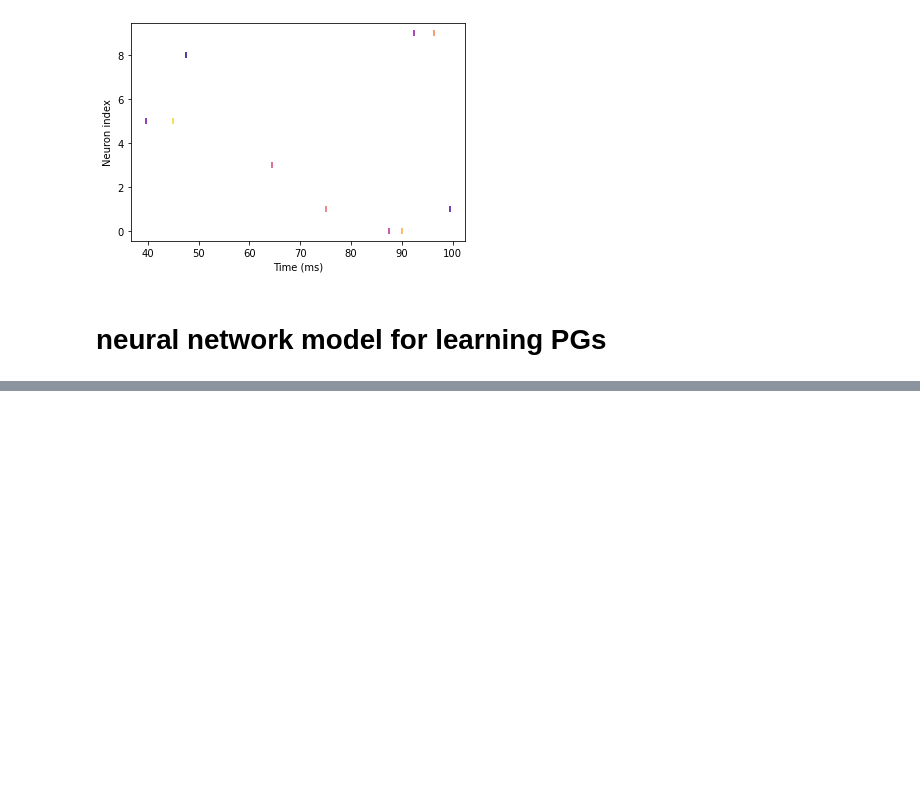
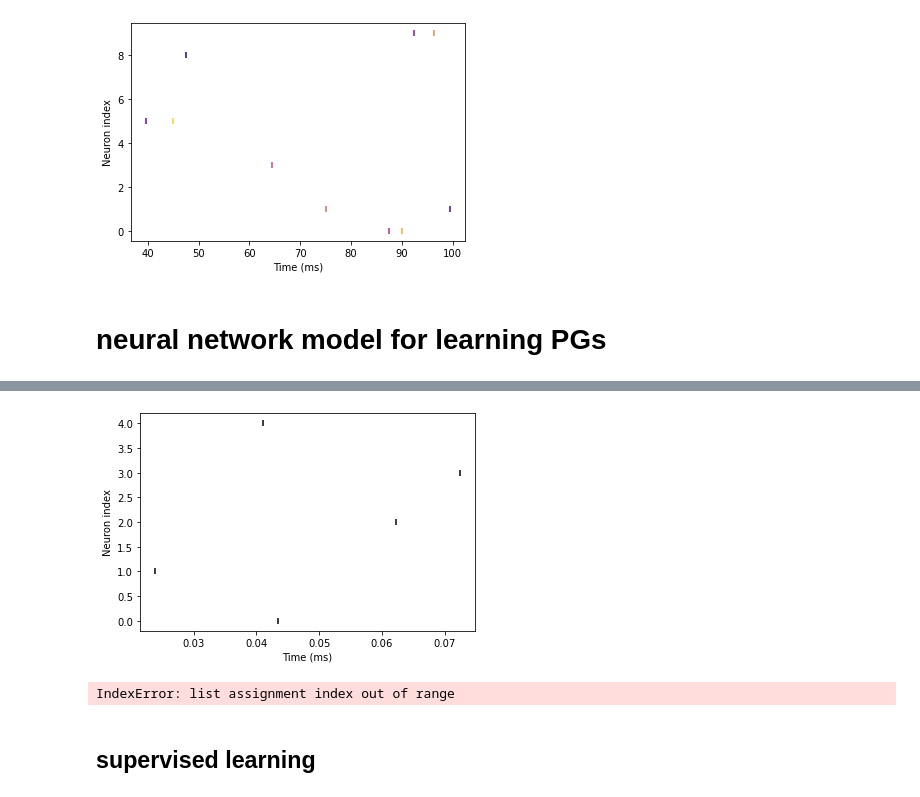
Before and after one commit to camillebesnainou/2022-01-10-polychrony, a Jupyter notebook: 2022-02-22-twosday.ipynb, the cells around one changed output, grey strips where cells are left out. Cells and saved outputs as stored; diff of their text form; code cells hidden in the pictures; blank space fills up the shorter version.

```diff
--- a/2022-02-22-twosday.ipynb
+++ b/2022-02-22-twosday.ipynb
@@ -8,4 +9,17 @@ import numpy as np
 
 import random
 import pandas as pd
+# %%
+N = 10
+n_PGs = 10
+n_noise = n_PGs/2
+a = np.arange(n_PGs)
+duration = 1000*ms
+PGs = {}
+noise = {}
+spike_trains = {}
+adress = []
+adress_noise = []
+cmap = plt.cm.get_cmap("plasma")
+color_dict = pd.Series({i:cmap(i/len(a)) for i,k in enumerate(a)})
 # %%
@@ -45,0 +73,25 @@ spike_per_N = {
+# %%
+# TODO : faire un truc poisson pour le bruit
+for i in range(n_noise) :
+    n_indice = np.random.randint(2, N+2, size = 1)
+    indices = random.sample(range(N), int(n_indice))
+    times = np.random.rand(int(n_indice))*100*ms
+
+    G = SpikeGeneratorGroup(10, indices, times)
+    S = SpikeMonitor(G)
+
+    run(duration)
+
+    t = S.t/ms
+    I = S.i
+    noise[i] = (t, I)
+
+    spike_trains_noise[i] = S.spike_trains()
+
+for i in range(n_noise) :
+    adress_noise.append(spike_trains_noise[i])
+
+spike_per_N_noise = {
+    k: [d.get(k) for d in adress_noise]
+    for k in set().union(*adress_noise)
+}
@@ -74,0 +210,7 @@ for i in PGs:
+# %%
+for i in n_PGs :
+plt.scatter(spike_cam.t, spike_cam.i, color = "k", marker = "|")
+xlabel('Time (ms)')
+ylabel('Neuron index');
+# %% [output]
+[figure, added]
@@ -74,0 +219,18 @@ for i in PGs:
+# %%
+for i in range(n_PGs) :
+    n_indice = np.random.randint(2, N+2, size = 1)
+    indices = random.sample(range(N), int(n_indice))
+    times = np.random.rand(int(n_indice))*100*ms
+
+    G = SpikeGeneratorGroup(10, indices, times)
+    S = SpikeMonitor(G)
+
+    run(duration)
+
+    t = S.t/ms
+    I = S.i
+    PGs[i] = (t, I)
+
+    spike_trains[i] = S.spike_trains()
+# %% [output]
+IndexError: list assignment index out of range
@@ -75,3 +239,5 @@ for i in PGs:
+# %% [markdown]
+##      supervised learning
 # %%
 import torch
 from torch.utils.data import TensorDataset, DataLoader
```
Also changed, not shown: parts of 32 cells of this notebook, 10 other files.
